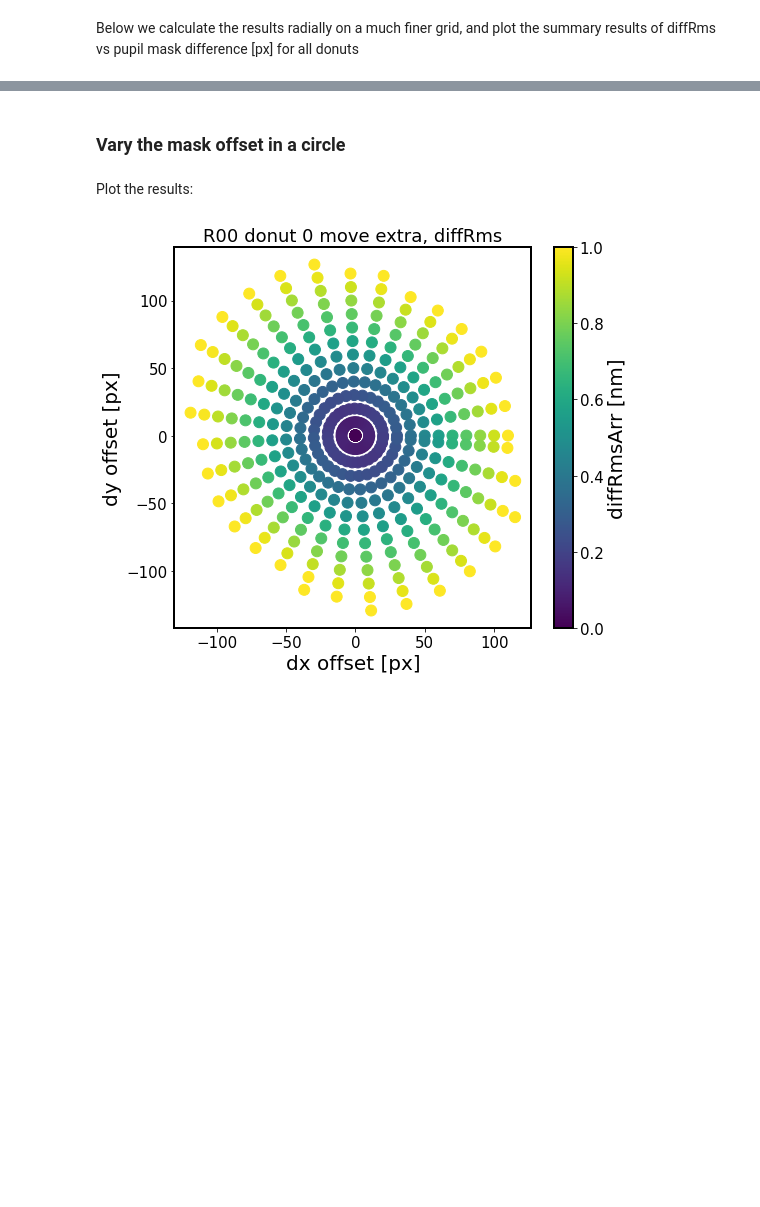
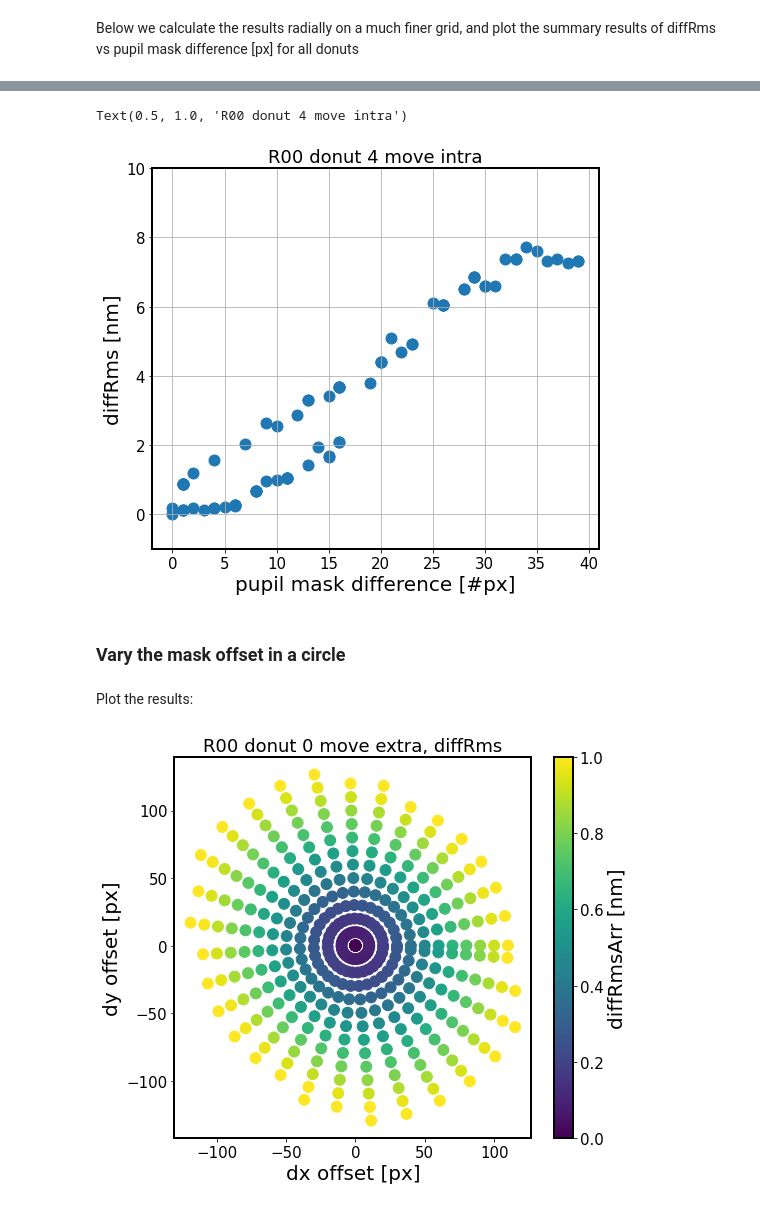
Before and after one commit to suberlak/AOS, a Jupyter notebook: AOS_DM-33104_summary.ipynb, the cells around one changed output, grey strips where cells are left out. Drawn from its saved outputs; the diff is of its cells as text; code cells hidden in the pictures; blank space fills up the shorter version.

```diff
--- a/AOS_DM-33104_summary.ipynb
+++ b/AOS_DM-33104_summary.ipynb
@@ -1531,3 +1632,55 @@ offset_centroid_radially(repo_dir,
+# %%
+sensor = 'R00'
+
+# read the baseline
+fname_base = f'exp-6_{sensor}_donut_{i}_no_offset_zk_radial.npy'
+fpath_base = os.path.join('DM-33104',fname_base)
+baseline =  np.load(fpath_base, allow_pickle=True).item()
+half = defocal.capitalize()
+
+mp0 = baseline[f'img{half}'].getNonPaddedMask()
+mc0 =  baseline[f'img{half}'].getPaddedMask()
+img0 = baseline[f'img{half}'].getImg()
+
+# read the results of shifting i-th intra/extra donut
+diffMaxArr = []
+diffRmsArr = []
+mcDiffArr = []
+mpDiffArr = []
+
+i=4
+defocal='intra'
+fname = f'exp-6_{sensor}_donut_0_{i}_move_{defocal}_results_radialN.npy'
+fpath = os.path.join('DM-33104',fname)
+results = np.load(fpath, allow_pickle=True).item()
+
+for j in results.keys():
+
+    diffMax = results[j]['diffMax']
+    diffRms = results[j]['diffRms']
+    diffMaxArr.append(diffMax)
+    diffRmsArr.append(diffRms)
+
+    mp =  results[j][f'img{half}0mp']
+    mc =  results[j][f'img{half}0mc']
+    img = results[j][f'img{half}0img']
+
+    # calculate mask difference
+    mcDiffArr.append(np.sum(mc-mc0))
+    mpDiffArr.append(np.sum(mp-mp0))
+
+# plot
+fig,ax = plt.subplots(1,1,figsize=(8,7))
+#N = 100
+sc = ax.scatter(np.abs(mpDiffArr), diffRmsArr , s=120)
+ax.set_ylim(-1,10)
+ax.grid()
+ax.set_xlabel('pupil mask difference [#px]')
+ax.set_ylabel('diffRms [nm]')
+ax.set_title(f'{sensor} donut {i} move {defocal}')
+# %% [output]
+Text(0.5, 1.0, 'R00 donut 4 move intra')
+[figure, added]
 # %% [markdown]
 ### Vary the mask offset in a circle
 # %%
```
Also changed, not shown: parts of 15 cells of this notebook.
